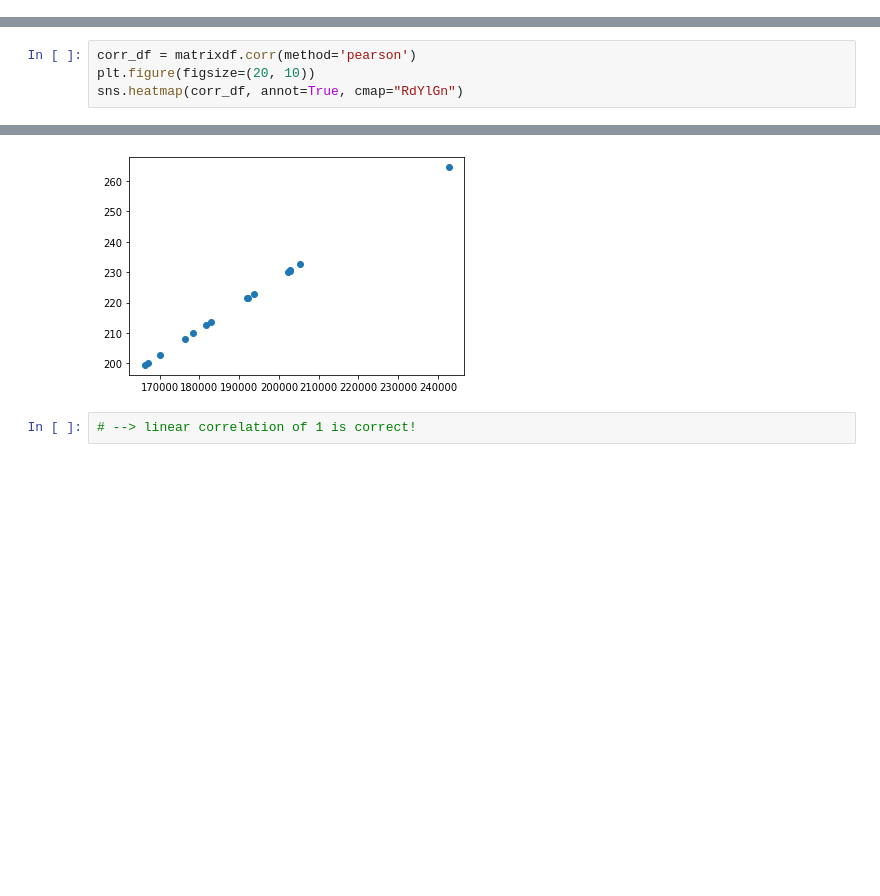
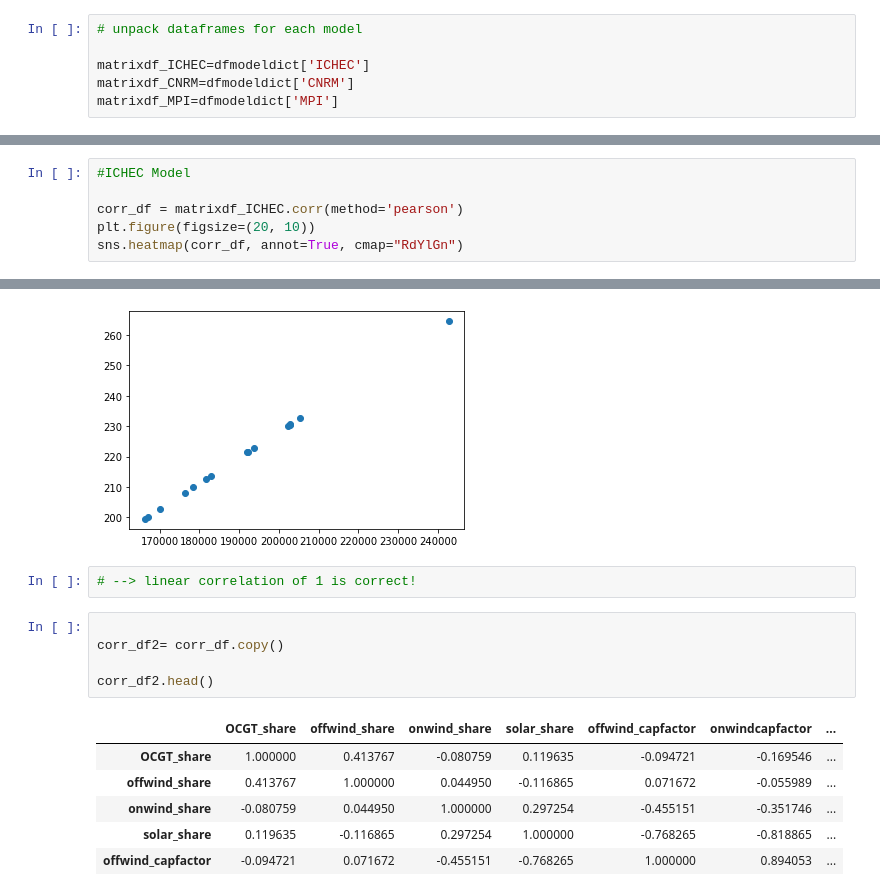
Before and after one commit to 2021-Energy-Climate-Hackathon/group_5, a Jupyter notebook: correlation_matrix.ipynb, the cells around one changed output, grey strips where cells are left out. Saved outputs shown, nothing was run; the diff lists cells and outputs as text; blank space fills up the shorter version.

Commit message:
add all models to correlation matrix script

```diff
--- a/correlation_matrix.ipynb
+++ b/correlation_matrix.ipynb
@@ -65,7 +69,15 @@ matrixdf=matrixdf.drop(labels='ror_lcoe', axis=1)
+# %%
+# unpack dataframes for each model
+
+matrixdf_ICHEC=dfmodeldict['ICHEC']
+matrixdf_CNRM=dfmodeldict['CNRM']
+matrixdf_MPI=dfmodeldict['MPI']
 # %%
 ## create and plot correlation matrix
 # %%
-corr_df = matrixdf.corr(method='pearson')
+#ICHEC Model
+
+corr_df = matrixdf_ICHEC.corr(method='pearson')
 plt.figure(figsize=(20, 10))
 sns.heatmap(corr_df, annot=True, cmap="RdYlGn")
 # %% [output]
@@ -83,3 +95,15 @@ ax.scatter(matrixdf.OCGT_share, matrixdf.OCGT_lcoe)
 [figure]
 # %%
 # --> linear correlation of 1 is correct!
+# %%
+
+corr_df2= corr_df.copy()
+
+corr_df2.head()
+# %% [output]
+|  | OCGT_share | offwind_share | onwind_share | solar_share | offwind_capfactor | onwindcapfactor | ... |
+| OCGT_share | 1.000000 | 0.413767 | -0.080759 | 0.119635 | -0.094721 | -0.169546 | ... |
+| offwind_share | 0.413767 | 1.000000 | 0.044950 | -0.116865 | 0.071672 | -0.055989 | ... |
+| onwind_share | -0.080759 | 0.044950 | 1.000000 | 0.297254 | -0.455151 | -0.351746 | ... |
+| solar_share | 0.119635 | -0.116865 | 0.297254 | 1.000000 | -0.768265 | -0.818865 | ... |
+| offwind_capfactor | -0.094721 | 0.071672 | -0.455151 | -0.768265 | 1.000000 | 0.894053 | ... |
```
Also changed, not shown: parts of 3 cells of this notebook.
